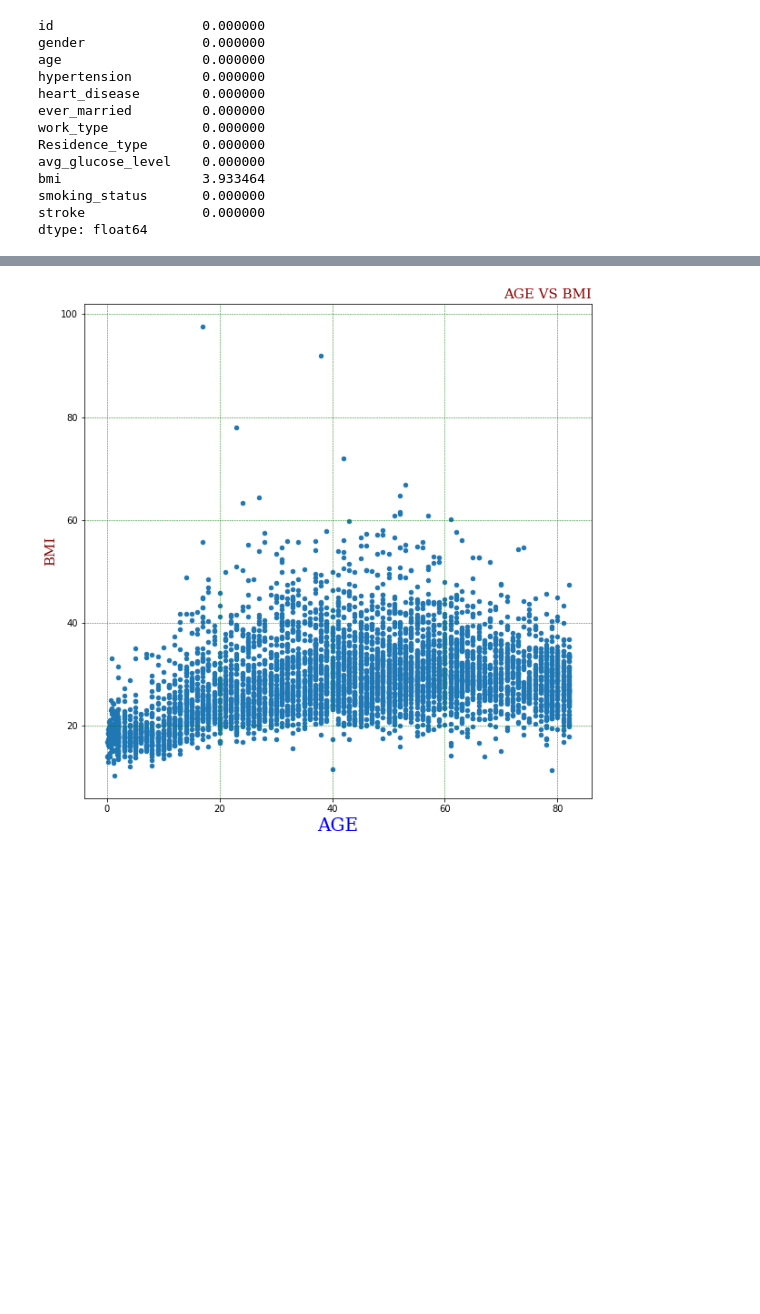
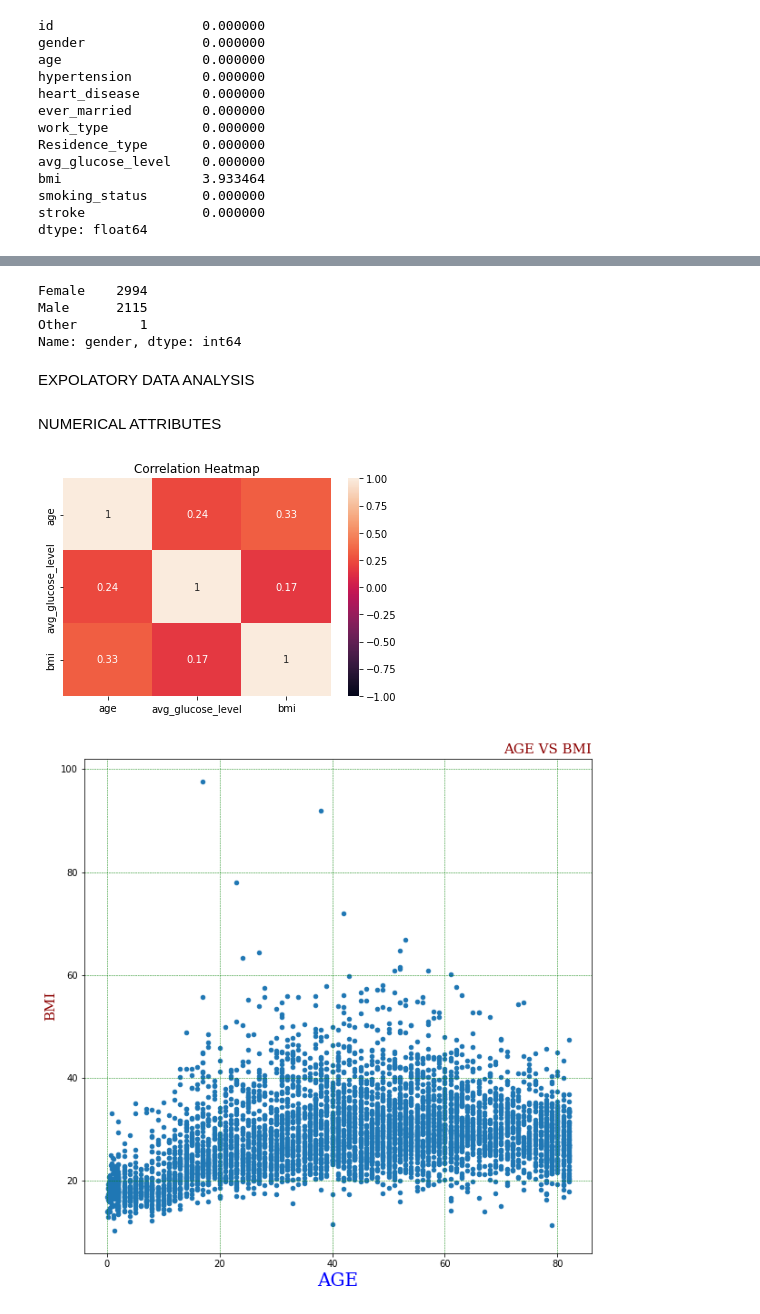
Before and after one commit to viviansharp/python_exercise, a Jupyter notebook: stroke_prediction.ipynb, the cells around one changed output, grey strips where cells are left out. Drawn from its saved outputs; the diff is of its cells as text; code cells hidden in the pictures; blank space fills up the shorter version.

```diff
--- a/stroke_prediction.ipynb
+++ b/stroke_prediction.ipynb
@@ -157,0 +127,7 @@ df.drop('id',axis=1,inplace=True)
+# %%
+df['gender'].value_counts()
+# %% [output]
+Female    2994
+Male      2115
+Other        1
+Name: gender, dtype: int64
@@ -157,0 +137,2 @@ df.drop('id',axis=1,inplace=True)
+# %% [markdown]
+EXPOLATORY DATA ANALYSIS
@@ -158,3 +151,12 @@ df.drop('id',axis=1,inplace=True)
+# %% [markdown]
+NUMERICAL ATTRIBUTES
+# %%
+# Create the correlation heatmap
+heatmap = sns.heatmap(df[['age', 'avg_glucose_level', 'bmi']].corr(), vmin=-1, vmax=1, annot=True)
+# Create the title
+heatmap.set_title('Correlation Heatmap');
+# %% [output]
+[figure, added]
 # %%
 df.plot(kind='scatter',x='age',y="bmi",figsize=(10,10))
 font1 = {'family':'serif','color':'blue','size':20}
```
Also changed, not shown: parts of 63 cells of this notebook.
